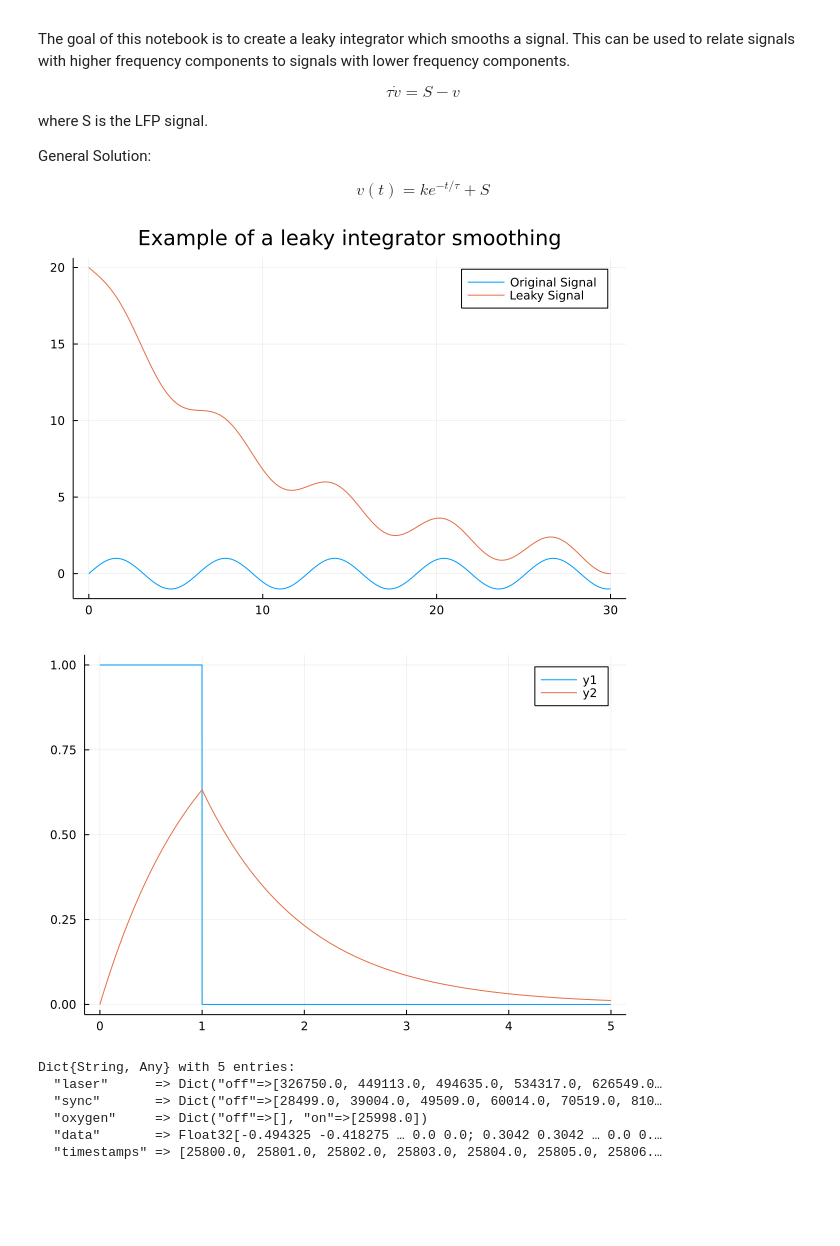
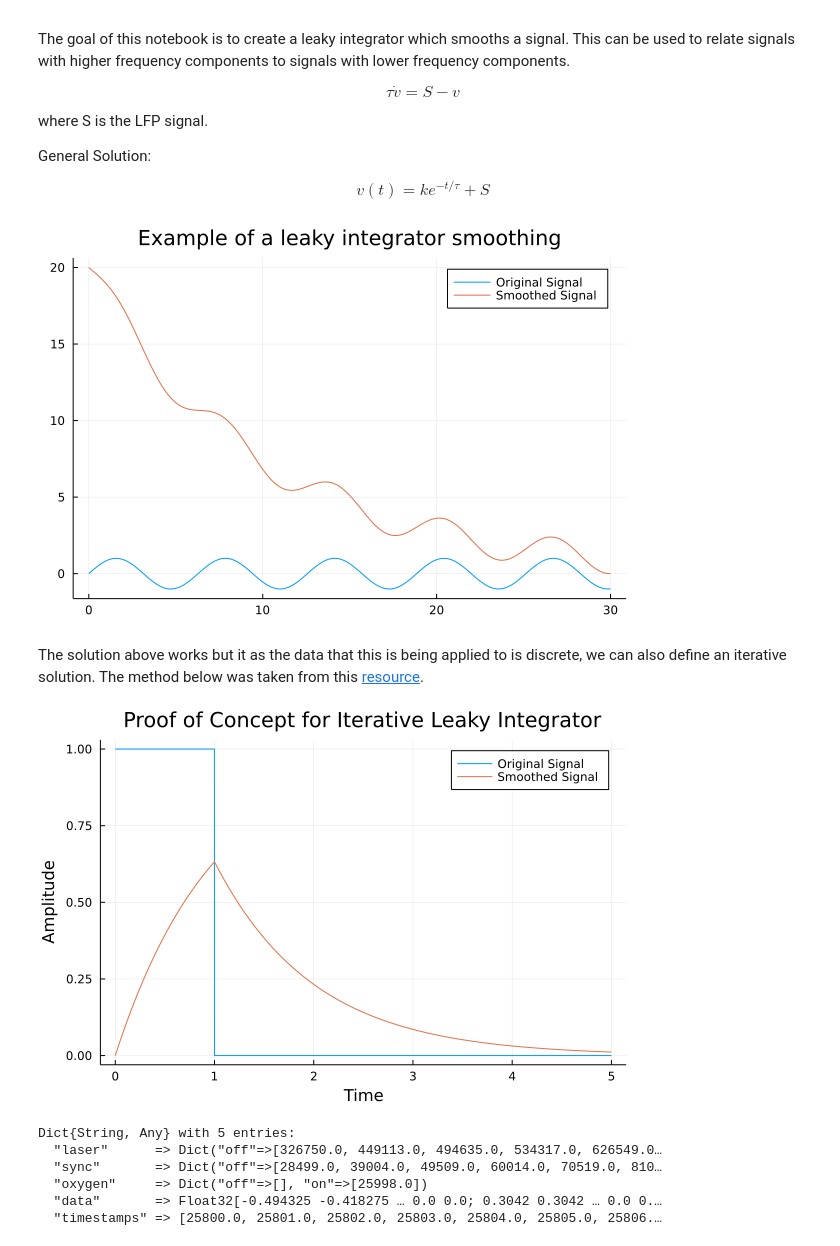
Before and after one commit to alexelwood14/O2-LFP-modelling, a Jupyter notebook: src/notebooks/leaky-integrator.ipynb, the cells around one changed output. Saved outputs shown, nothing was run; the diff lists cells and outputs as text; code cells hidden in the pictures; blank space fills up the shorter version.

```diff
--- a/src/notebooks/leaky-integrator.ipynb
+++ b/src/notebooks/leaky-integrator.ipynb
@@ -22,31 +22,36 @@ tau = 10
 v(t) = k * exp(-t/tau) + S(t)
 
 plot((0:0.01:30), S.((0:0.01:30)), label="Original Signal")
-plot!((0:0.01:30), v.((0:0.01:30)), label="Leaky Signal")
+plot!((0:0.01:30), v.((0:0.01:30)), label="Smoothed Signal")
 
 title!("Example of a leaky integrator smoothing")
 # %% [output]
-[figure, old version]
+[figure, new version]
+# %% [markdown]
+The solution above works but it as the data that this is being applied to is discrete, we can also define an iterative solution. The method below was taken from this [resource](https://www.mbfys.ru.nl/~robvdw/DGCN22/PRACTICUM_2011/LABS_2011/ALTERNATIVE_LABS/Lesson_12.html#1).
 # %%
 dt = .001
 maxt = 5
 t = 0:dt:(maxt-dt)
 nt = length(t)
 
 k=1
 
 s  = cat(ones(div(length(t), 5)), zeros(4*div(length(t),5)); dims=1)
 
 y = zeros(length(t));
 for i in 1:(nt-1)
     dy = s[i]-y[i]/k;
     y[i+1] = y[i]+dy*dt;
 end
 
-plot(t,s)
-plot!(t,y)
+plot(t, s, label="Original Signal")
+plot!(t, y, label="Smoothed Signal")
+title!("Proof of Concept for Iterative Leaky Integrator")
+xlabel!("Time")
+ylabel!("Amplitude")
 # %% [output]
-[figure, old version]
+[figure, new version]
 # %%
 include("../helpers/importing.jl")
 lfp = import_lfp("Exp 2/R7/2022-05-11_17-39-17/Record Node 113/")
```
Also changed, not shown: parts of 1 cell of this notebook.
